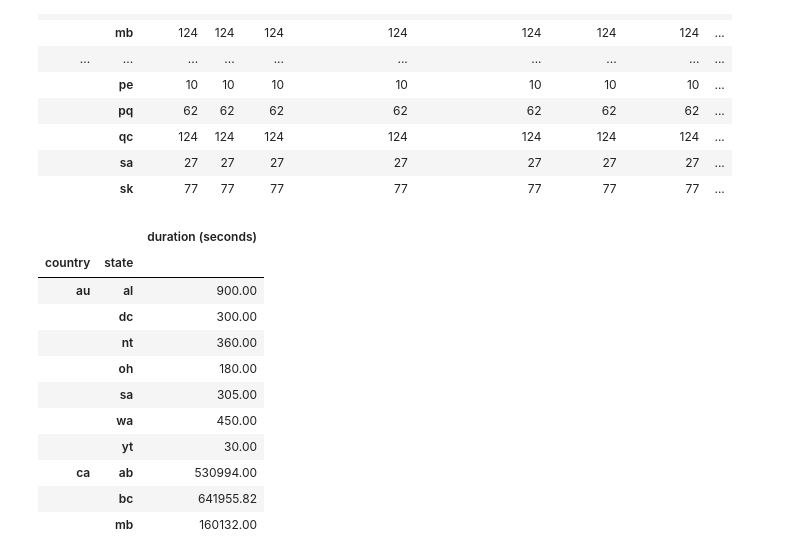
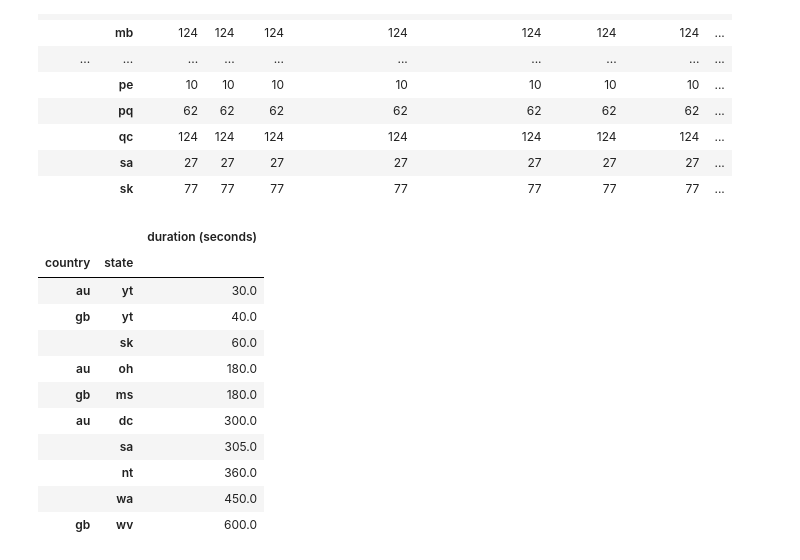
Before and after one commit to xsarinix/Module2_Python, a Jupyter notebook: 4.2_DataMungingWithPandas/GroupBy.ipynb, the cells around one changed output. Drawn from its saved outputs; the diff is of its cells as text; code cells hidden in the pictures.

Commit message:
Popular Items dataframe structured

```diff
--- a/4.2_DataMungingWithPandas/GroupBy.ipynb
+++ b/4.2_DataMungingWithPandas/GroupBy.ipynb
@@ -142,18 +142,18 @@ grouped_international_data.count().head(20)
 # %%
 # Converting a GroupBy object into a DataFrame
 international_duration = pd.DataFrame(
-    grouped_international_data["duration (seconds)"].sum())
+    grouped_international_data["duration (seconds)"].sum()).sort_values("duration (seconds)")
 international_duration.head(10)
 # %% [output]
 |  |  | duration (seconds) |
 | country | state |  |
-| au | al | 900.00 |
-|  | dc | 300.00 |
-|  | nt | 360.00 |
-|  | oh | 180.00 |
-|  | sa | 305.00 |
-|  | wa | 450.00 |
-|  | yt | 30.00 |
-| ca | ab | 530994.00 |
-|  | bc | 641955.82 |
-|  | mb | 160132.00 |
+| au | yt | 30.0 |
+| gb | yt | 40.0 |
+|  | sk | 60.0 |
+| au | oh | 180.0 |
+| gb | ms | 180.0 |
+| au | dc | 300.0 |
+|  | sa | 305.0 |
+|  | nt | 360.0 |
+|  | wa | 450.0 |
+| gb | wv | 600.0 |
```
